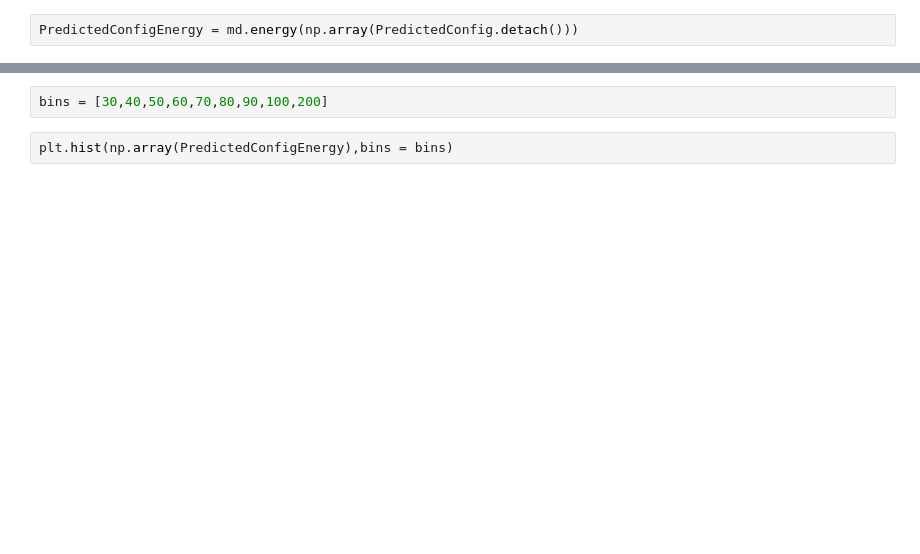
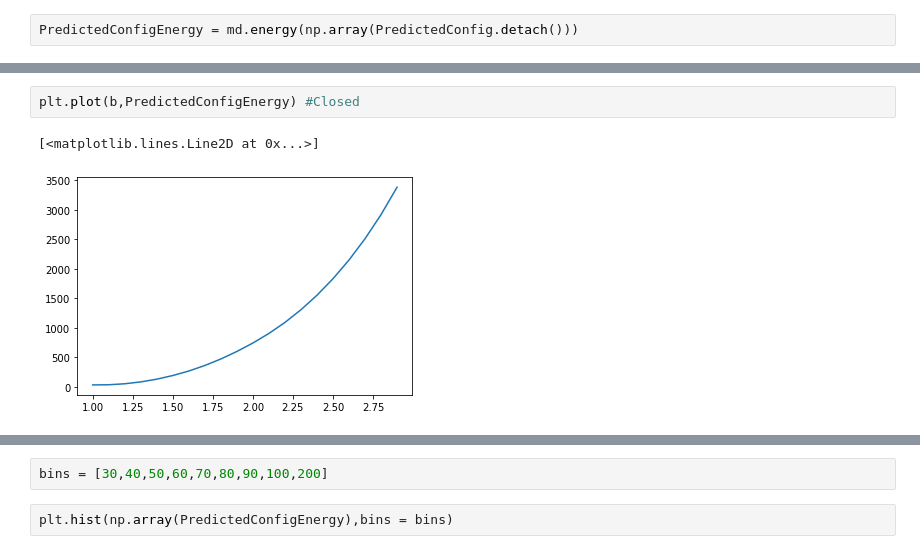
Before and after one commit to mohit2909/Boltzman_Generators, a Jupyter notebook: notebooks/RNADELoader.ipynb, the cells around one changed output, grey strips where cells are left out. Saved outputs shown, nothing was run; the diff lists cells and outputs as text; blank space fills up the shorter version.

```diff
--- a/notebooks/RNADELoader.ipynb
+++ b/notebooks/RNADELoader.ipynb
@@ -194,0 +385,5 @@ PredictedConfigEnergy = md.energy(np.array(PredictedConfig.detach()))
+# %%
+plt.plot(b,PredictedConfigEnergy) #Closed
+# %% [output]
+[<matplotlib.lines.Line2D at 0x...>]
+[figure, added]
```
Also changed, not shown: parts of 23 cells of this notebook, 8 other files.
